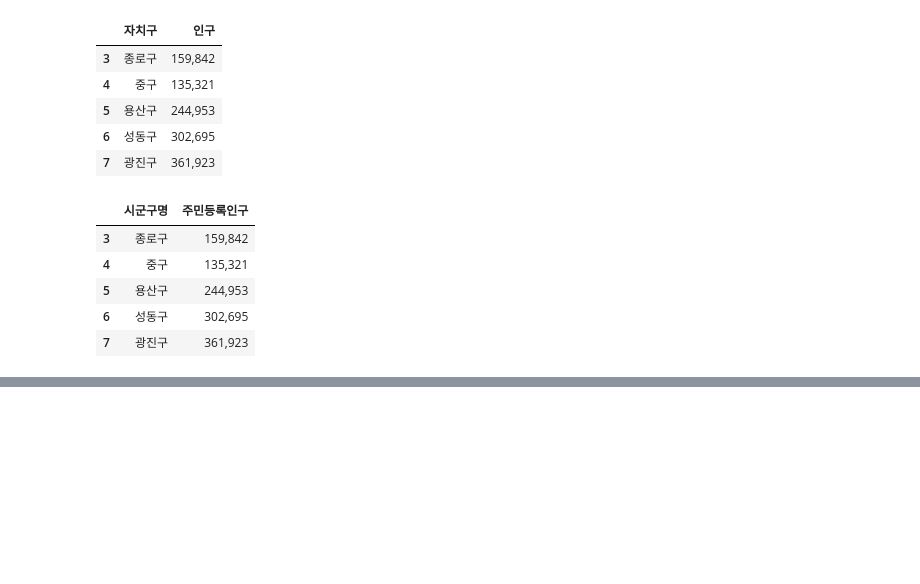
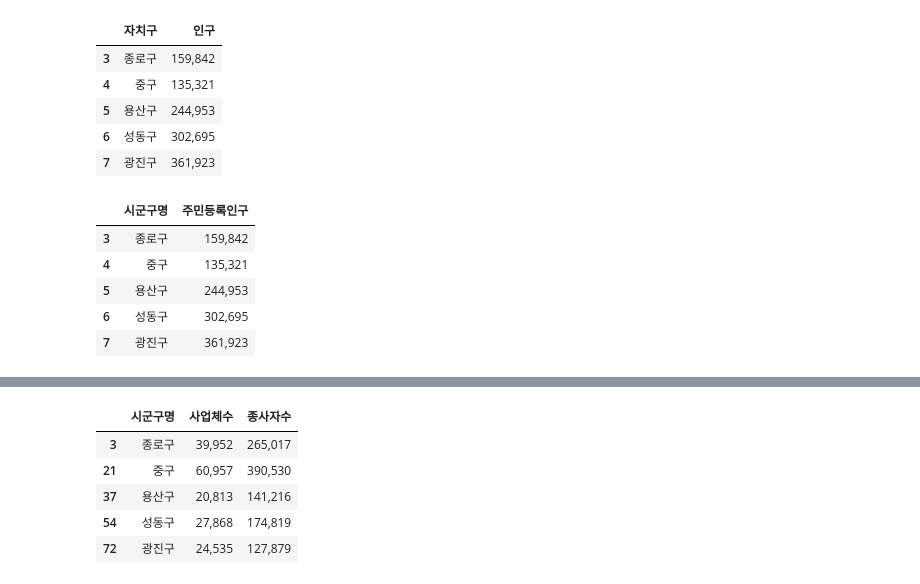
Before and after one commit to SungminSo/data-with-code, a Jupyter notebook: coffee_store/seoul_population_data.ipynb, the cells around one changed output, grey strips where cells are left out. Saved outputs shown, nothing was run; the diff lists cells and outputs as text; code cells hidden in the pictures; blank space fills up the shorter version.

```diff
--- a/coffee_store/seoul_population_data.ipynb
+++ b/coffee_store/seoul_population_data.ipynb
@@ -196,0 +244,12 @@ sgg_pop_df_final.to_excel('./files/sgg_pop.xlsx', index=False)
+# %%
+columns = ['자치구', '합계', '합계.2']
+sgg_biz_df_final = sgg_biz_df_selected[columns]
+sgg_biz_df_final.columns = ['시군구명', '사업체수', '종사자수']
+sgg_biz_df_final.head()
+# %% [output]
+|  | 시군구명 | 사업체수 | 종사자수 |
+| 3 | 종로구 | 39,952 | 265,017 |
+| 21 | 중구 | 60,957 | 390,530 |
+| 37 | 용산구 | 20,813 | 141,216 |
+| 54 | 성동구 | 27,868 | 174,819 |
+| 72 | 광진구 | 24,535 | 127,879 |
```
Also changed, not shown: parts of 8 cells of this notebook, 1 other file.
